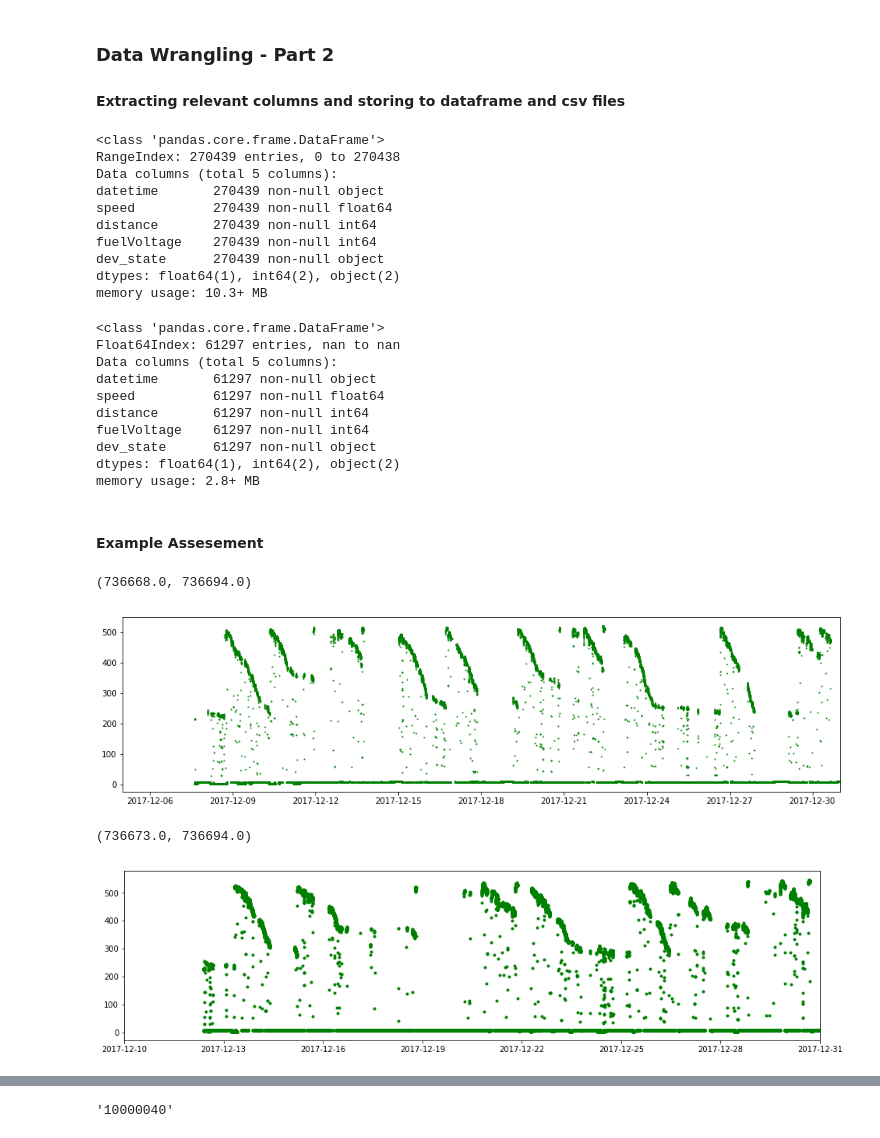
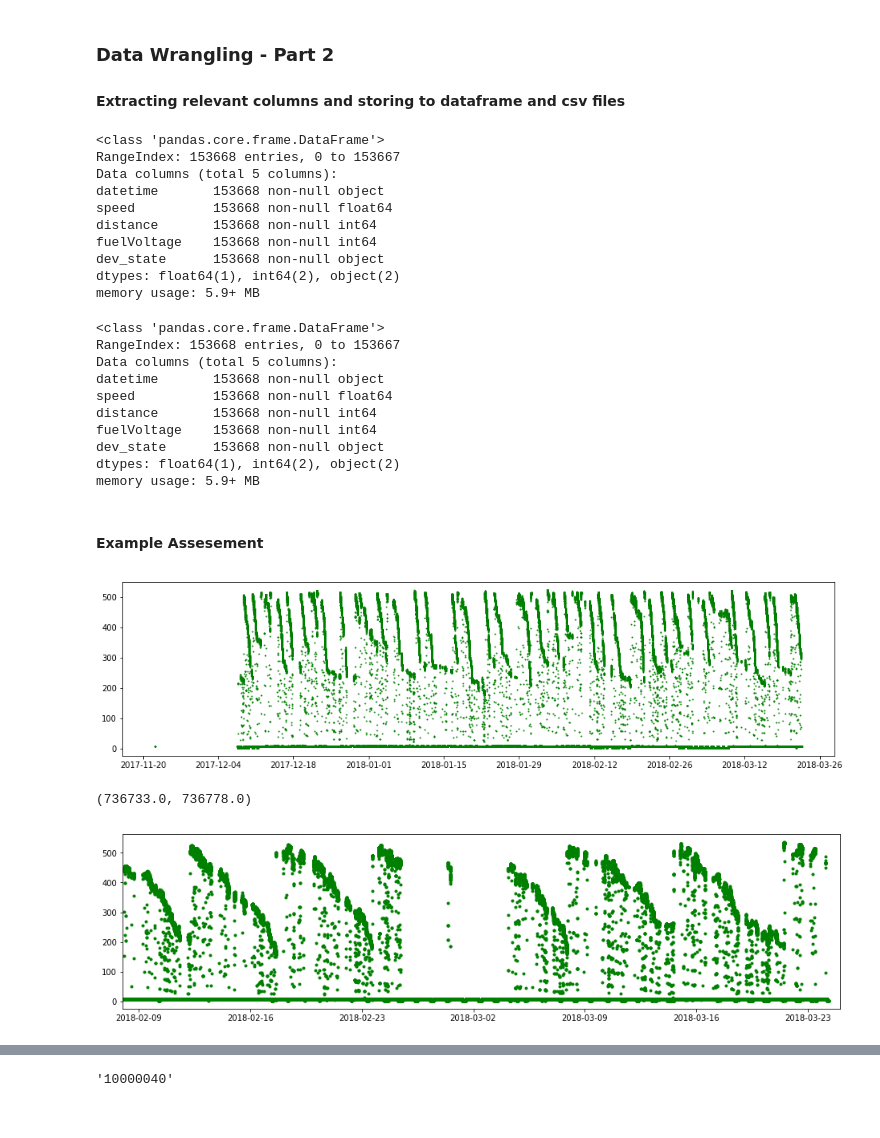
Before and after one commit to manjeet87/Signal_Analysis_UsingPython, a Jupyter notebook: Loconav/FuelDataAnalysis- F1-DataCluster.ipynb, the cells around one changed output, grey strips where cells are left out. Cells and saved outputs as stored; diff of their text form; code cells hidden in the pictures.

```diff
--- a/Loconav/FuelDataAnalysis- F1-DataCluster.ipynb
+++ b/Loconav/FuelDataAnalysis- F1-DataCluster.ipynb
@@ -24,13 +24,13 @@ import datetime
 # %% [markdown]
 #### Data Gathering
 # %%
-df1 = pd.read_csv(r"data\New\cordinates_007042639339.csv", names= ['id',"lat","long","created_at","updated_at","device_id","speed","orientation","distance","received_at","io_state","availability","blnk",'b2'])
-df2 = pd.read_csv(r"data\New\cordinates_007042641148.csv", names= ['id',"lat","long","created_at","updated_at","device_id","speed","orientation","distance","received_at","io_state","availability","blnk",'b2'])
-df3 = pd.read_csv(r"data\New\cordinates_007042644259.csv", names= ['id',"lat","long","created_at","updated_at","device_id","speed","orientation","distance","received_at","io_state","availability","blnk",'b2'])
+df1 = pd.read_csv(r"G:\Analytics\FuelAnalysis\test\cordinates_007042639339.csv", names= ['id',"lat","long","created_at","updated_at","device_id","speed","orientation","distance","received_at","io_state","availability","blnk",'b2'])
+df2 = pd.read_csv(r"G:\Analytics\FuelAnalysis\test\cordinates_007042640749.csv", names= ['id',"lat","long","created_at","updated_at","device_id","speed","orientation","distance","received_at","io_state","availability","blnk",'b2'])
+df3 = pd.read_csv(r"G:\Analytics\FuelAnalysis\test\cordinates_007042641148.csv", names= ['id',"lat","long","created_at","updated_at","device_id","speed","orientation","distance","received_at","io_state","availability","blnk",'b2'])
 
-df4 = pd.read_csv(r"data\New\cordinates_007042647584.csv", names= ["lat","long","created_at","updated_at","device_id","speed","orientation","distance","received_at","io_state","availability","blnk",'id'])
-df5 = pd.read_csv(r"data\New\cordinates_007042648443.csv", names= ["lat","long","created_at","updated_at","device_id","speed","orientation","distance","received_at","io_state","availability","blnk",'id'])
-df6 = pd.read_csv(r"data\New\cordinates_008527923415.csv", names= ["lat","long","created_at","updated_at","device_id","speed","orientation","distance","received_at","io_state","availability","blnk",'id'])
+df4 = pd.read_csv(r"G:\Analytics\FuelAnalysis\test\cordinates_007042644259.csv", names= ["lat","long","created_at","updated_at","device_id","speed","orientation","distance","received_at","io_state","availability","blnk",'id'])
+df5 = pd.read_csv(r"G:\Analytics\FuelAnalysis\test\cordinates_007042647584.csv", names= ["lat","long","created_at","updated_at","device_id","speed","orientation","distance","received_at","io_state","availability","blnk",'id'])
+df6 = pd.read_csv(r"G:\Analytics\FuelAnalysis\test\cordinates_007042648443.csv", names= ["lat","long","created_at","updated_at","device_id","speed","orientation","distance","received_at","io_state","availability","blnk",'id'])
 
 #df4 = pd.read_csv(r"data\Analog\cordinates_007042639339.csv")
 # df5 = pd.read_csv(r"data\008826369174.csv")
@@ -197,27 +195,27 @@ mydf6[['datetime','speed','distance','fuelVoltage', 'dev_state']] = df6[['receiv
 mydf1.info()
 # %% [output]
 <class 'pandas.core.frame.DataFrame'>
-RangeIndex: 270439 entries, 0 to 270438
+RangeIndex: 153668 entries, 0 to 153667
 Data columns (total 5 columns):
-datetime       270439 non-null object
-speed          270439 non-null float64
-distance       270439 non-null int64
-fuelVoltage    270439 non-null int64
-dev_state      270439 non-null object
+datetime       153668 non-null object
+speed          153668 non-null float64
+distance       153668 non-null int64
+fuelVoltage    153668 non-null int64
+dev_state      153668 non-null object
 dtypes: float64(1), int64(2), object(2)
-memory usage: 10.3+ MB
+memory usage: 5.9+ MB
 # %%
 #mydf2.datetime = pd.to_datetime(mydf2.datetime)
 mydf1.info()
 # %% [output]
 <class 'pandas.core.frame.DataFrame'>
-Float64Index: 61297 entries, nan to nan
+RangeIndex: 153668 entries, 0 to 153667
 Data columns (total 5 columns):
-datetime       61297 non-null object
-speed          61297 non-null float64
-distance       61297 non-null int64
-fuelVoltage    61297 non-null int64
-dev_state      61297 non-null object
+datetime       153668 non-null object
+speed          153668 non-null float64
+distance       153668 non-null int64
+fuelVoltage    153668 non-null int64
+dev_state      153668 non-null object
 dtypes: float64(1), int64(2), object(2)
-memory usage: 2.8+ MB
+memory usage: 5.9+ MB
 # %%
@@ -233,18 +231,17 @@ mydf6.to_csv("data\Analog\data6.csv")
 plt.rcParams['figure.figsize'] = [16,4]
 plt.plot(pd.to_datetime(mydf1.datetime),mydf1.fuelVoltage,'g.', markersize = 2);
 #plt.ylim(200,400);
-plt.xlim(datetime.datetime(2017,12,5),datetime.datetime(2017,12,31))
+#plt.xlim(datetime.datetime(2018,2,7),datetime.datetime(2018,3,24))
 # %% [output]
-(736668.0, 736694.0)
-[figure, old version]
+[figure, new version]
 # %%
 plt.rcParams['figure.figsize'] = [16,4]
 plt.plot(pd.to_datetime(mydf2.datetime),mydf2.fuelVoltage, 'g.');
 #plt.ylim(200,400);
-plt.xlim(datetime.datetime(2017,12,10),datetime.datetime(2017,12,31))
+plt.xlim(datetime.datetime(2018,2,8),datetime.datetime(2018,3,25))
 # %% [output]
-(736673.0, 736694.0)
+(736733.0, 736778.0)
-[figure, old version]
+[figure, new version]
 # %%
 plt.rcParams['figure.figsize'] = [16,4]
 plt.plot(pd.to_datetime(mydf3.datetime),mydf3.fuelVoltage, 'g.', markersize = 2);
```
Also changed, not shown: parts of 10 cells of this notebook, 7 other files.
